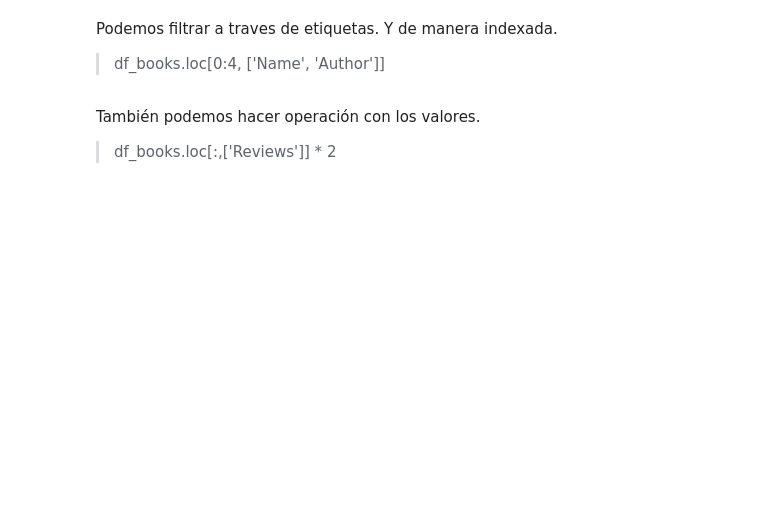
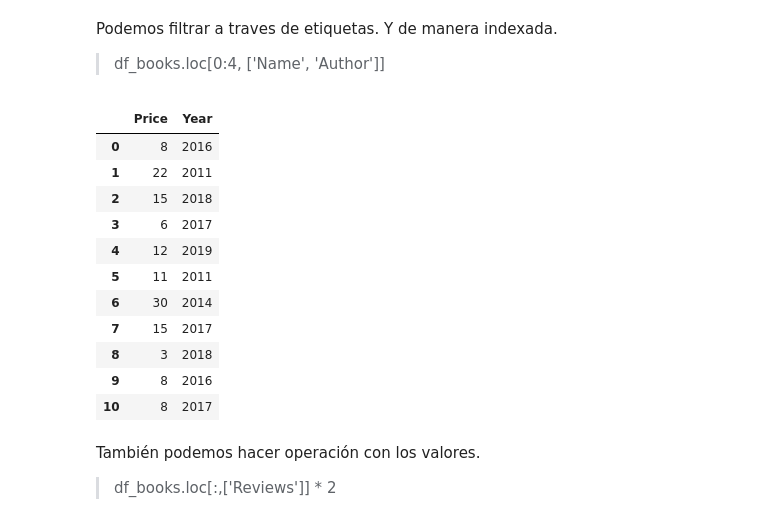
Before and after one commit to FlavioC30/PracticasSisDInfII, a Jupyter notebook: 02_introduccion_pandas.ipynb, the cells around one changed output. Drawn from its saved outputs; the diff is of its cells as text; code cells hidden in the pictures; blank space fills up the shorter version.

```diff
--- a/02_introduccion_pandas.ipynb
+++ b/02_introduccion_pandas.ipynb
@@ -309,6 +334,21 @@ Podemos filtrar por medio de indices.
 # %% [markdown]
 Podemos filtrar a traves de etiquetas. Y de manera indexada.
 > df_books.loc[0:4, ['Name', 'Author']]
+# %%
+df_libros.loc[0:10,['Price','Year']]
+# %% [output]
+|  | Price | Year |
+| 0 | 8 | 2016 |
+| 1 | 22 | 2011 |
+| 2 | 15 | 2018 |
+| 3 | 6 | 2017 |
+| 4 | 12 | 2019 |
+| 5 | 11 | 2011 |
+| 6 | 30 | 2014 |
+| 7 | 15 | 2017 |
+| 8 | 3 | 2018 |
+| 9 | 8 | 2016 |
+| 10 | 8 | 2017 |
 # %% [markdown]
 También podemos hacer operación con los valores.
 > df_books.loc[:,['Reviews']] * 2
```
Also changed, not shown: parts of 7 cells of this notebook, 1 other file.
